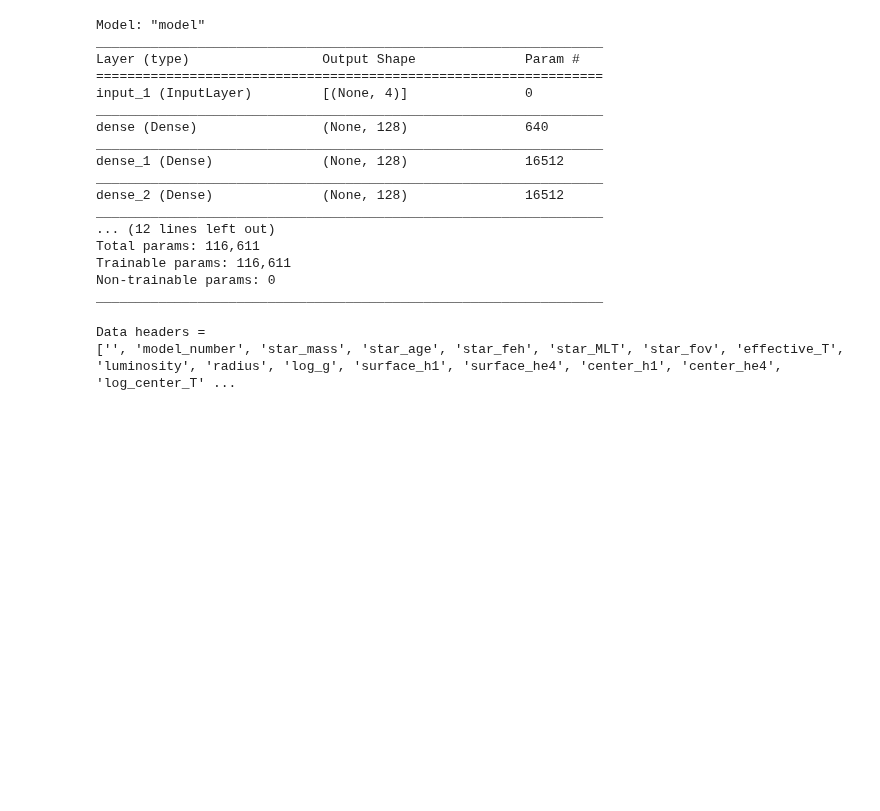
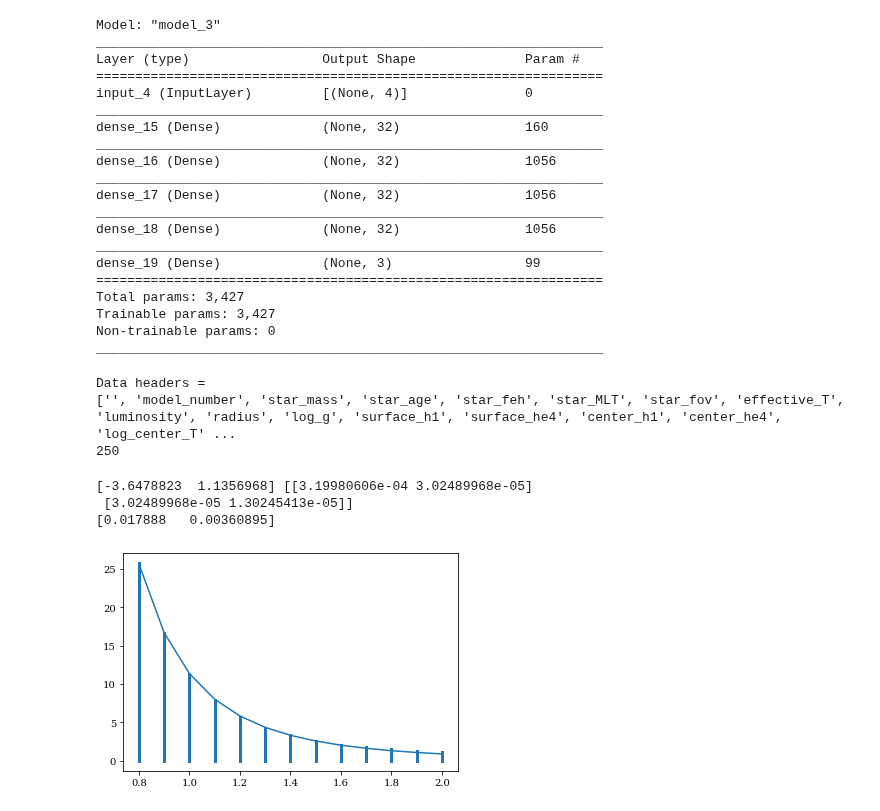
Before and after one commit to Harry-Westwood/Y4-Project-InterNeuralStellar, a Jupyter notebook: Hin's_files/model_OpenCluster_test.ipynb, the cells around one changed output. Cells and saved outputs as stored; diff of their text form; code cells hidden in the pictures; blank space fills up the shorter version.

```diff
--- a/Hin's_files/model_OpenCluster_test.ipynb
+++ b/Hin's_files/model_OpenCluster_test.ipynb
@@ -6,23 +9,26 @@ import corner
 # %%
 m1=NNmodel('evo',['mass','age','feh','MLT'],['L','Teff','delnu'])
-m1.loadModel('Ran_files/small_grid_28/small_grid_model.h5')
+m1.loadModel('Ran_files/small_grid_30/small_grid_model.h5')
 m1.getWeights()
 # %% [output]
-Model: "model"
+Model: "model_3"
 _________________________________________________________________
 Layer (type)                 Output Shape              Param #
 =================================================================
-input_1 (InputLayer)         [(None, 4)]               0
+input_4 (InputLayer)         [(None, 4)]               0
 _________________________________________________________________
-dense (Dense)                (None, 128)               640
+dense_15 (Dense)             (None, 32)                160
 _________________________________________________________________
-dense_1 (Dense)              (None, 128)               16512
+dense_16 (Dense)             (None, 32)                1056
 _________________________________________________________________
-dense_2 (Dense)              (None, 128)               16512
+dense_17 (Dense)             (None, 32)                1056
 _________________________________________________________________
-... (12 lines left out)
-Total params: 116,611
-Trainable params: 116,611
+dense_18 (Dense)             (None, 32)                1056
+_________________________________________________________________
+dense_19 (Dense)             (None, 3)                 99
+=================================================================
+Total params: 3,427
+Trainable params: 3,427
 Non-trainable params: 0
 _________________________________________________________________
 # %%
@@ -32,9 +38,10 @@ small_grid.buildIndex()
 small_grid.popIndex(['','star_mass','star_age','star_feh',None,'star_MLT','effective_T','luminosity','delta_nu'])
 small_grid.initialData()
 
-iso_ages=np.array([4.5])
+
+iso_ages=np.array([3.6])
 #iso_ages=10**np.linspace(np.log10(0.1),np.log10(8),30)
-age_width=0.05*iso_ages
+age_width=0.1 #0.05
 iso_feh=0
 iso_MLT=1.9
 Teffs = []
@@ -42,15 +49,49 @@ Ls = []
 delnus = []
 masses = []
 ages = []
-for i,iso_age in enumerate(iso_ages):
-    for d in small_grid.data:
-        if d[small_grid.indices['age']] > iso_age-age_width[i] and d[small_grid.indices['age']] < iso_age+age_width[i]:
-            Teffs.append(d[small_grid.indices['Teff']])
-            Ls.append(d[small_grid.indices['L']])
-            delnus.append(d[small_grid.indices['delnu']])
-            masses.append(d[small_grid.indices['mass']])
-            ages.append(d[small_grid.indices['age']])
+for d in small_grid.data:
+    if d[small_grid.indices['age']] > iso_age-age_width and d[small_grid.indices['age']] < iso_age+age_width:
+        Teffs.append(d[small_grid.indices['Teff']])
+        Ls.append(d[small_grid.indices['L']])
+        delnus.append(d[small_grid.indices['delnu']])
+        masses.append(d[small_grid.indices['mass']])
+        ages.append(d[small_grid.indices['age']])
+print(len(ages))
+Teffs = Teffs[:35]
+Ls = Ls[:35]
+delnus = delnus[:35]
+masses = masses[:35]
+ages = ages[:35]
 # %% [output]
 Data headers =
 ['', 'model_number', 'star_mass', 'star_age', 'star_feh', 'star_MLT', 'star_fov', 'effective_T', 'luminosity', 'radius', 'log_g', 'surface_h1', 'surface_he4', 'center_h1', 'center_he4', 'log_center_T' ...
+250
+# %%
+x_in = small_grid.fetchData('evo',['mass','age'])
+
+to_fit=[[],[]]
+std_lifetimes=[]
+for track in small_grid.evo_tracks:
+    this_m = track[0][small_grid.indices['mass']]
+    max_age = max(track[:,small_grid.indices['age']])
+    to_fit[0].append(this_m)
+    to_fit[1].append(max_age)
+    MS_lifetime = 10*this_m**-3
+    #print(this_m,max_age,MS_lifetime, max_age/MS_lifetime)
+
+def lifetime_func(M, alpha, f):
+    return f*(10*M**alpha)
+
+fits, pcov = scipy.optimize.curve_fit(lifetime_func, to_fit[0], to_fit[1])
+print(fits, pcov)
+print(np.sqrt(np.diag(pcov)))
+
+plt.scatter(10**x_in[0],10**x_in[1],s=3)
+plt.plot(to_fit[0],lifetime_func(to_fit[0],*fits))
+plt.show()
+# %% [output]
+[-3.6478823  1.1356968] [[3.19980606e-04 3.02489968e-05]
+ [3.02489968e-05 1.30245413e-05]]
+[0.017888   0.00360895]
+[figure, added]
 # %%
```
Also changed, not shown: parts of 10 cells of this notebook.
